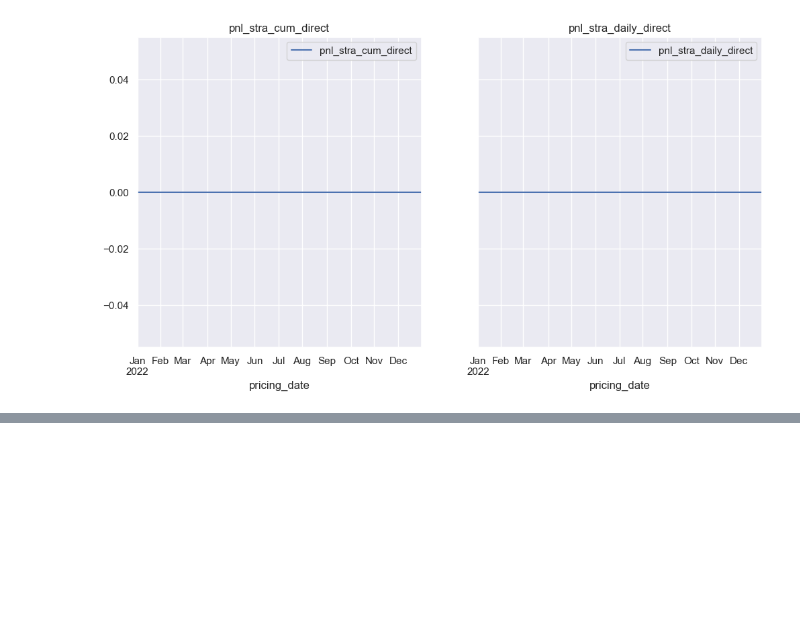
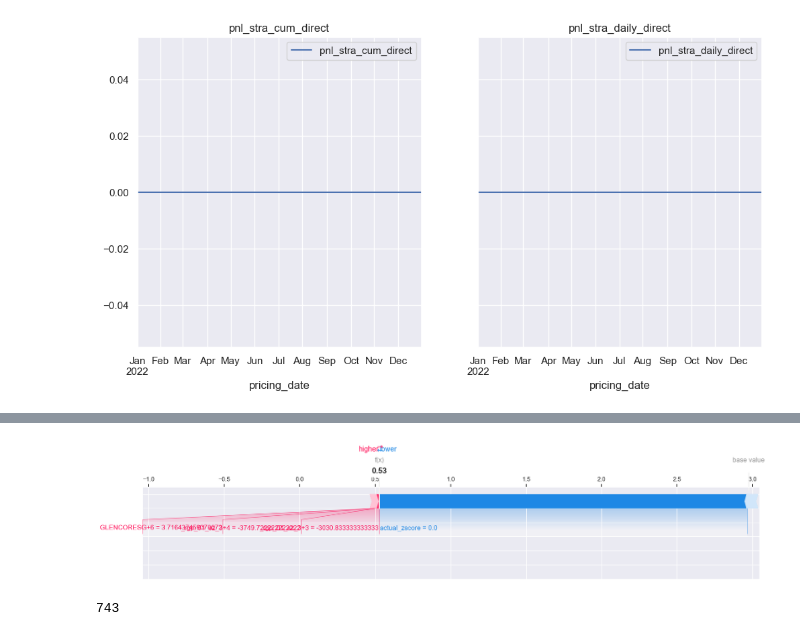
Before and after one commit to dissagaliyeva/python_pipeline_postgres, a Jupyter notebook: shap_recursive_t-N_predict/t+10_predict.ipynb, the cells around one changed output, grey strips where cells are left out. Drawn from its saved outputs; the diff is of its cells as text; code cells hidden in the pictures; blank space fills up the shorter version.

```diff
--- a/shap_recursive_t-N_predict/t+10_predict.ipynb
+++ b/shap_recursive_t-N_predict/t+10_predict.ipynb
@@ -617,0 +1050,3 @@ pricing_date                              ...
+# %%
+model = results['model']
+model
@@ -617,0 +1065,5 @@ pricing_date                              ...
+# %%
+features = data[(data.index >= '2022-01-01') & (data.index <= '2023-01-01')]
+target   = data2[(data.index >= '2022-01-01') & (data.index <= '2023-01-01')]['F380 M2/M3']
+
+features
@@ -617,0 +1085,7 @@ pricing_date                              ...
+# %%
+target_features = results['target_feature'].get_target_feature('2023-01-01', '2022-01-01', True)[['actual_zscore', 'actual_rsi', 'actual_rolling']]
+target_features = target_features.shift(1, fill_value=0)
+
+features[['actual_zscore', 'actual_rsi', 'actual_rolling']] = target_features
+features = features.astype(float)
+features
@@ -617,0 +1155,6 @@ pricing_date                              ...
+# %%
+import shap
+
+explainer = shap.TreeExplainer(model)
+shap_values = explainer.shap_values(features)[1]
+shap_values
@@ -617,0 +1179,9 @@ pricing_date                              ...
+# %%
+import matplotlib
+shap.force_plot(explainer.expected_value, shap_values, features.iloc[0, :],  matplotlib=matplotlib)
+# %% [output]
+[figure, added]
+# %%
+len(features.iloc[0, :])
+# %% [output]
+743
```
Also changed, not shown: parts of 18 cells of this notebook, 4 other files.
